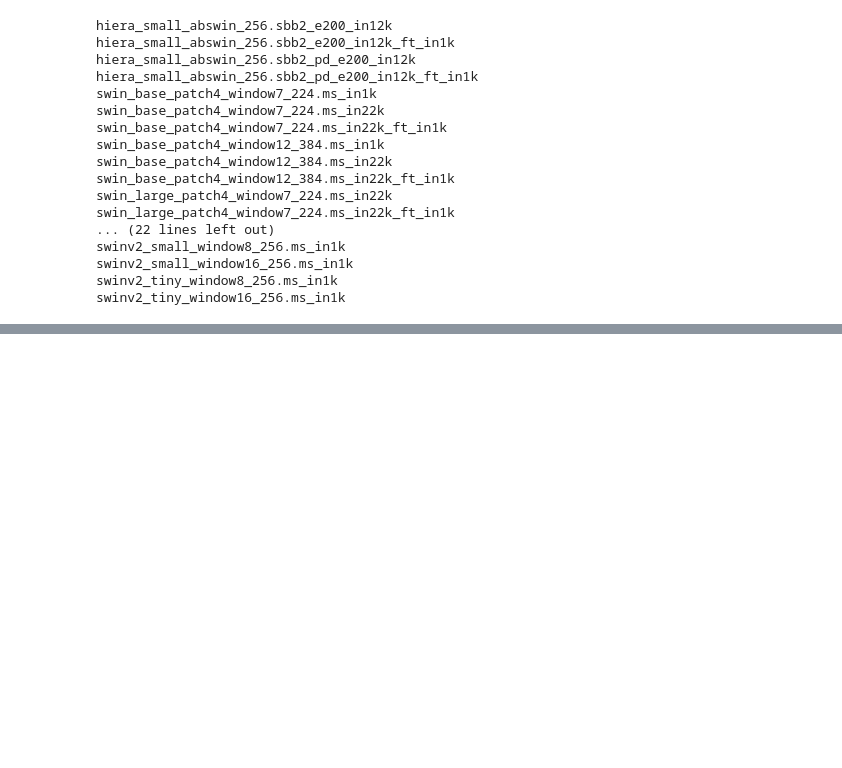
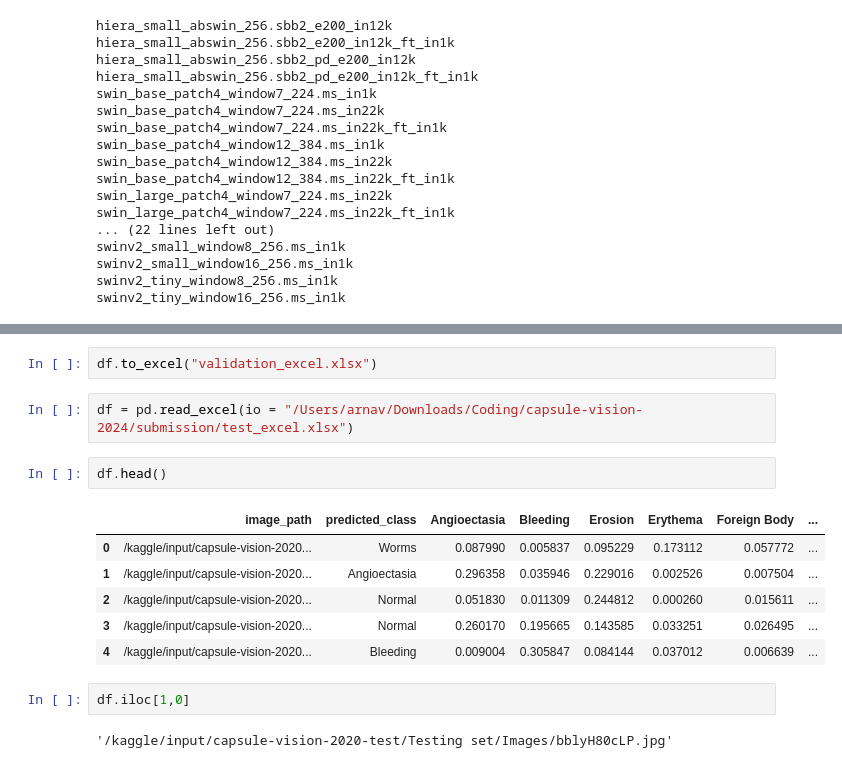
Before and after one commit to arnavs04/capsule-vision-2024, a Jupyter notebook: docs/rough.ipynb, the cells around one changed output, grey strips where cells are left out. Saved outputs shown, nothing was run; the diff lists cells and outputs as text; blank space fills up the shorter version.

```diff
--- a/docs/misc/test.ipynb
+++ b/docs/rough.ipynb
@@ -57,0 +99,17 @@ swinv2_tiny_window16_256.ms_in1k
+# %%
+df.to_excel("validation_excel.xlsx")
+# %%
+df = pd.read_excel(io = "/Users/arnav/Downloads/Coding/capsule-vision-2024/submission/test_excel.xlsx")
+# %%
+df.head()
+# %% [output]
+|  | image_path | predicted_class | Angioectasia | Bleeding | Erosion | Erythema | Foreign Body | ... |
+| 0 | /kaggle/input/capsule-vision-2020... | Worms | 0.087990 | 0.005837 | 0.095229 | 0.173112 | 0.057772 | ... |
+| 1 | /kaggle/input/capsule-vision-2020... | Angioectasia | 0.296358 | 0.035946 | 0.229016 | 0.002526 | 0.007504 | ... |
+| 2 | /kaggle/input/capsule-vision-2020... | Normal | 0.051830 | 0.011309 | 0.244812 | 0.000260 | 0.015611 | ... |
+| 3 | /kaggle/input/capsule-vision-2020... | Normal | 0.260170 | 0.195665 | 0.143585 | 0.033251 | 0.026495 | ... |
+| 4 | /kaggle/input/capsule-vision-2020... | Bleeding | 0.009004 | 0.305847 | 0.084144 | 0.037012 | 0.006639 | ... |
+# %%
+df.iloc[1,0]
+# %% [output]
+'/kaggle/input/capsule-vision-2020-test/Testing set/Images/bblyH80cLP.jpg'
```
Also changed, not shown: parts of 7 cells of this notebook, 7 other files.
